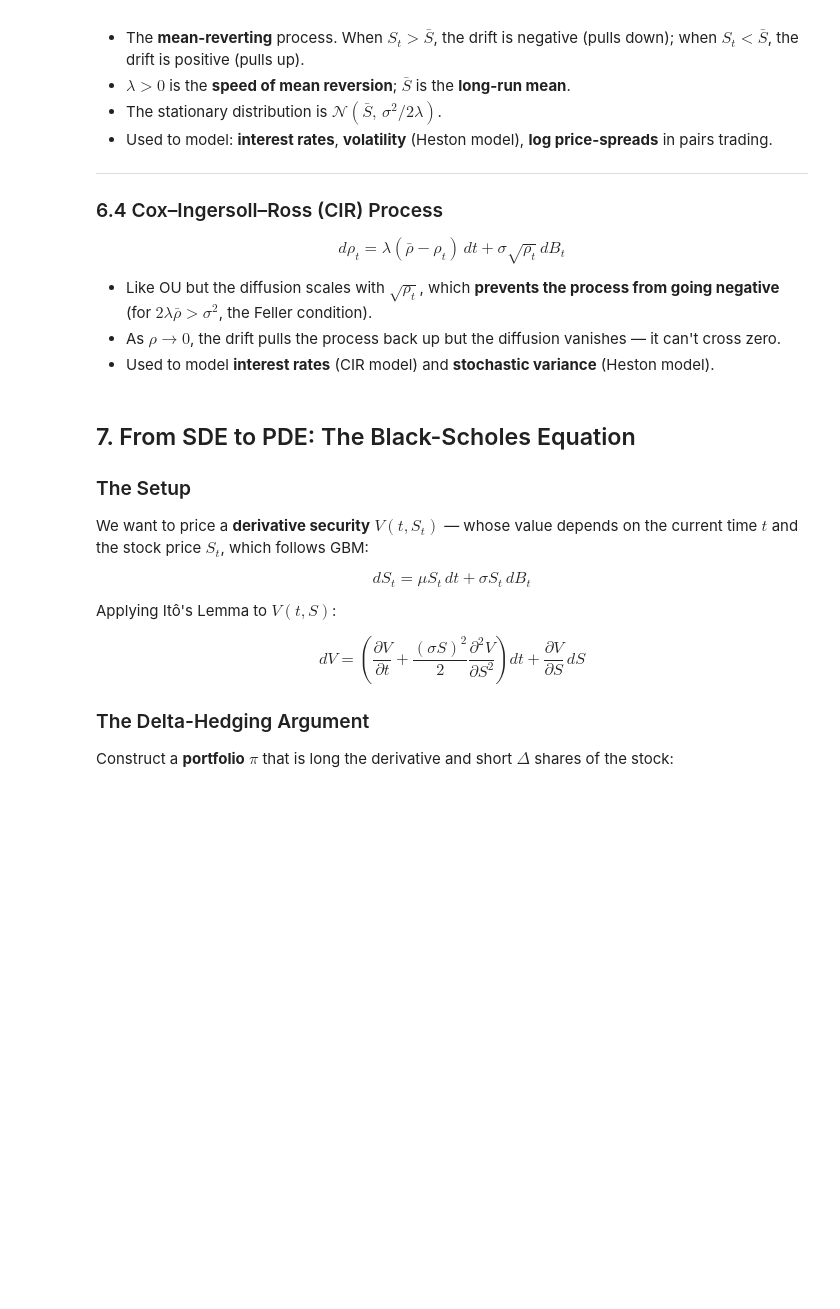
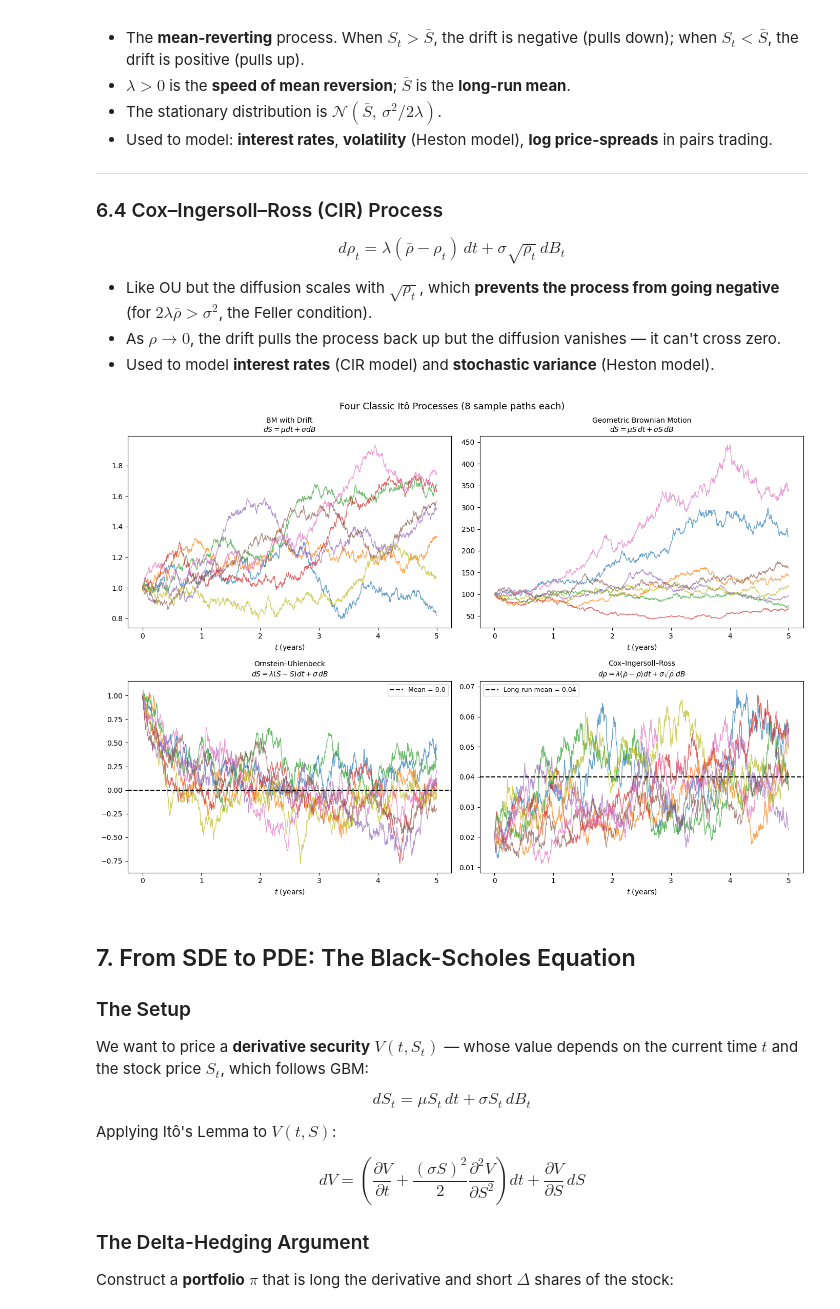
Before and after one commit to loridelotto/MITx-15.455x-Mathematical-Methods-for-Quantitative-Finance, a Jupyter notebook: Module_4/Module_4.ipynb, the cells around one changed output. Saved outputs shown, nothing was run; the diff lists cells and outputs as text; code cells hidden in the pictures; blank space fills up the shorter version.

```diff
--- a/Module_4/Module_4.ipynb
+++ b/Module_4/Module_4.ipynb
@@ -552,38 +569,41 @@ lam_cir, rho_bar, sigma_cir = 1.5, 0.04, 0.10
 rho0_cir = 0.02
 
 fig, axes = plt.subplots(2, 2, figsize=(14, 10))
+axes_flat = axes.flatten()
 
 colors = plt.cm.tab10(np.linspace(0, 0.8, Np_p))
 
-for ax, (label, a_fn, b_fn, x0) in zip(axes.flatten(), [
+for ax, (label, a_fn, b_fn, x0) in zip(axes_flat, [
     ("BM with Drift\n$dS = \\mu dt + \\sigma dB$",
      lambda x: mu_bm, lambda x: sigma_bm, S0_bm),
     ("Geometric Brownian Motion\n$dS = \\mu S\\,dt + \\sigma S\\,dB$",
      lambda x: mu_gbm * x, lambda x: sigma_gbm * x, S0_gbm),
     ("Ornstein–Uhlenbeck\n$dS = \\lambda(\\bar{S}-S)dt + \\sigma\\,dB$",
      lambda x: lam_ou * (S_bar_ou - x), lambda x: sigma_ou, S0_ou),
     ("Cox–Ingersoll–Ross\n$d\\rho = \\lambda(\\bar{\\rho}-\\rho)dt + \\sigma\\sqrt{\\rho}\\,dB$",
      lambda x: lam_cir * (rho_bar - x), lambda x: sigma_cir * np.sqrt(np.maximum(x, 0)), rho0_cir),
 ]):
     for i, c in enumerate(colors):
         X = np.zeros(n_p + 1)
         X[0] = x0
         z = np.random.randn(n_p)
         for t in range(n_p):
             X[t+1] = X[t] + a_fn(X[t]) * dt_p + b_fn(X[t]) * np.sqrt(dt_p) * z[t]
         ax.plot(t_p, X, alpha=0.7, linewidth=1.0, color=c)
 
     ax.set_title(label, fontsize=10)
     ax.set_xlabel('$t$ (years)')
 
-axes[2].axhline(S_bar_ou, color='black', linestyle='--', linewidth=1.5, label=f'Mean = {S_bar_ou}')
-axes[2].legend(fontsize=9)
-axes[3].axhline(rho_bar, color='black', linestyle='--', linewidth=1.5, label=f'Long-run mean = {rho_bar}')
-axes[3].legend(fontsize=9)
+axes_flat[2].axhline(S_bar_ou, color='black', linestyle='--', linewidth=1.5, label=f'Mean = {S_bar_ou}')
+axes_flat[2].legend(fontsize=9)
+axes_flat[3].axhline(rho_bar, color='black', linestyle='--', linewidth=1.5, label=f'Long-run mean = {rho_bar}')
+axes_flat[3].legend(fontsize=9)
 
 plt.suptitle('Four Classic Itô Processes (8 sample paths each)', fontsize=13)
 plt.tight_layout()
 plt.show()
+# %% [output]
+[figure, added]
 # %% [markdown]
 ## 7. From SDE to PDE: The Black-Scholes Equation
 
```
Also changed, not shown: parts of 5 cells of this notebook.
